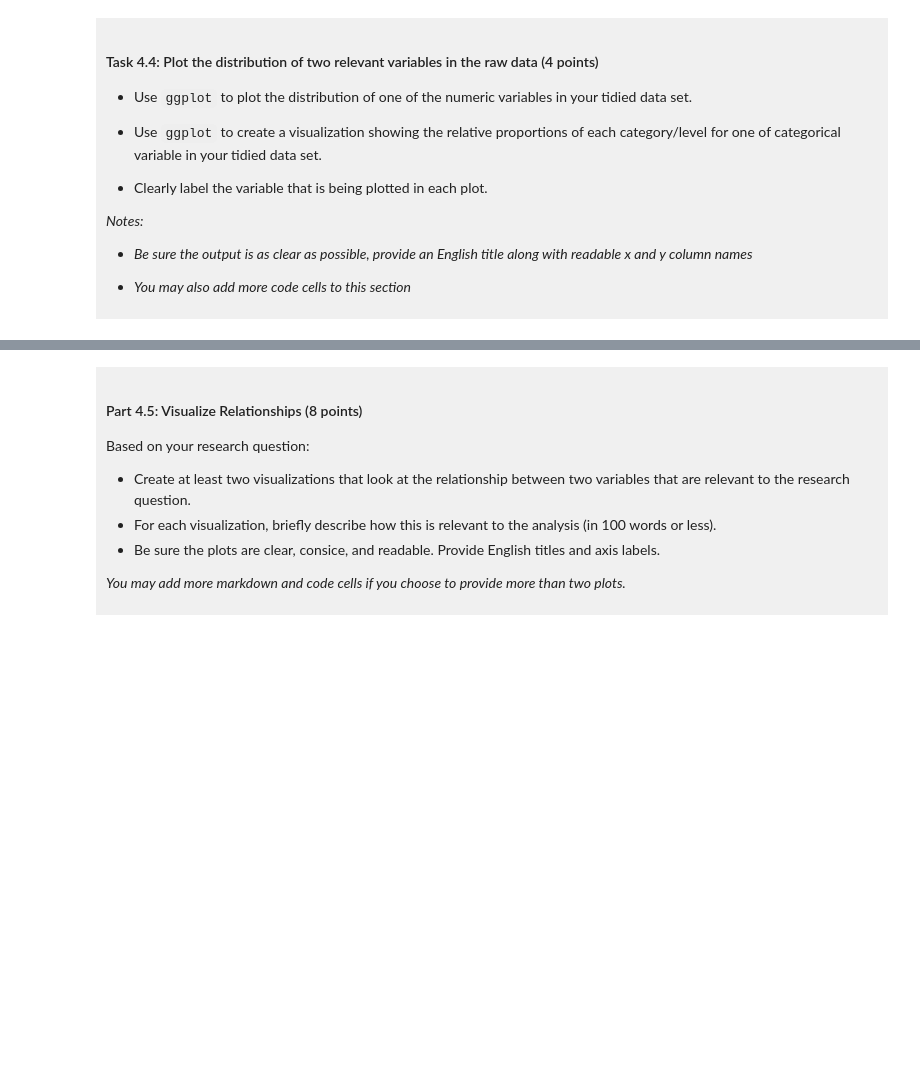
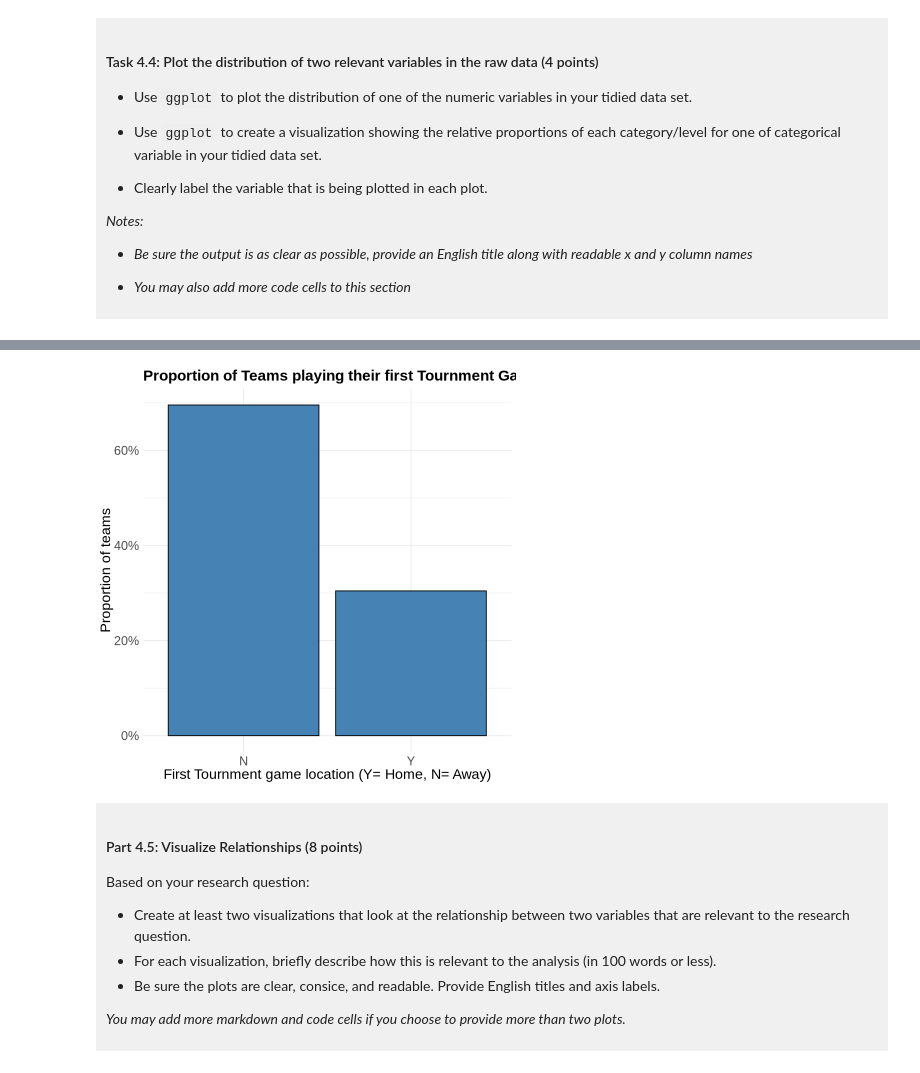
Before and after one commit to yemyatyaungsinCarson/dsci-100-project-ymys-carson, a Jupyter notebook: dsci-100-project-notebook.ipynb, the cells around one changed output, grey strips where cells are left out. Saved outputs shown, nothing was run; the diff lists cells and outputs as text; code cells hidden in the pictures; blank space fills up the shorter version.

```diff
--- a/dsci-100-project-notebook.ipynb
+++ b/dsci-100-project-notebook.ipynb
@@ -261,5 +402,23 @@ You will refine your research question (if needed) and produce a tidy data set.
 # %%
-### EDIT THIS CODE CELL FOR PLOT 2 ###
+#plot the relative proportions of home and away teams
+
+ggplot(tidy_march_madness, aes(x=first_game_at_home))+
+    geom_bar(aes(y= after_stat(count/sum(count))),
+             fill="steelblue", color="black")+
+    labs(
+        title="Proportion of Teams playing their first Tournment Game at Home",
+        x="First Tournment game location (Y= Home, N= Away)",
+        y="Proportion of teams"
+        )+
+scale_y_continuous(labels= scales::percent) +
+theme_minimal() +
+theme(
+  plot.title = element_text(size = 18, face = "bold"),
+  axis.title = element_text(size = 17),
+  axis.text = element_text(size = 15)
+)
+# %% [output]
+[figure, added]
 # %% [markdown]
 <div style="background-color: #f0f0f0; padding: 10px;">
 
```
Also changed, not shown: parts of 13 cells of this notebook.
